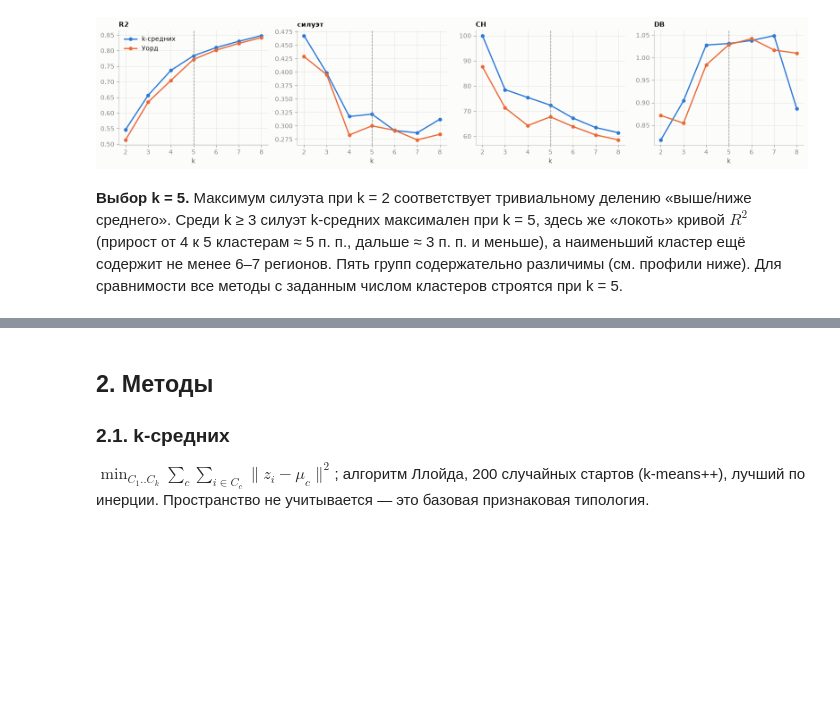
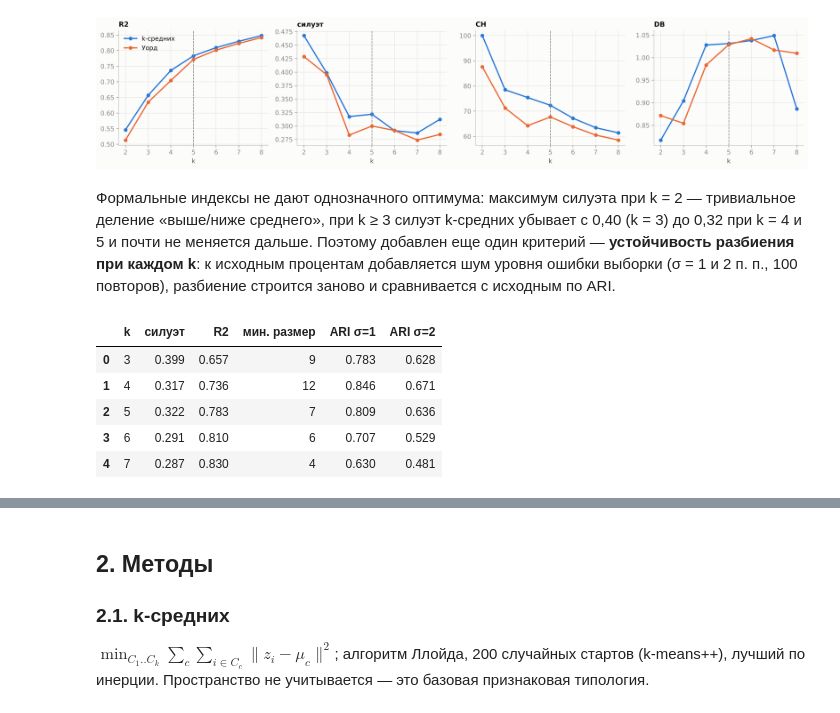
Before and after one commit to MKudryash/regions_collection, a Jupyter notebook: notebooks/03_clustering.ipynb, the cells around one changed output, grey strips where cells are left out. Drawn from its saved outputs; the diff is of its cells as text; code cells hidden in the pictures; blank space fills up the shorter version.

```diff
--- a/notebooks/03_clustering.ipynb
+++ b/notebooks/03_clustering.ipynb
@@ -85,8 +91,33 @@ plt.tight_layout(); plt.savefig(MAPS / "03_k_selection.png", dpi=150, bbox_inche
 # %% [output]
 [figure]
 # %% [markdown]
-**Выбор k = 5.** Максимум силуэта при k = 2 соответствует тривиальному делению «выше/ниже среднего».
-Среди k ≥ 3 силуэт k-средних максимален при k = 5, здесь же «локоть» кривой $R^2$ (прирост от 4 к 5
-кластерам ≈ 5 п. п., дальше ≈ 3 п. п. и меньше), а наименьший кластер ещё содержит не менее 6–7 регионов.
-Пять групп содержательно различимы (см. профили ниже). Для сравнимости все методы с заданным числом
-кластеров строятся при k = 5.
+Формальные индексы не дают однозначного оптимума: максимум силуэта при k = 2 — тривиальное деление
+«выше/ниже среднего», при k ≥ 3 силуэт k-средних убывает с 0,40 (k = 3) до 0,32 при k = 4 и 5 и почти
+не меняется дальше. Поэтому добавлен еще один критерий — **устойчивость разбиения при каждом k**:
+к исходным процентам добавляется шум уровня ошибки выборки (σ = 1 и 2 п. п., 100 повторов), разбиение
+строится заново и сравнивается с исходным по ARI.
+# %%
+def kmeans_stability(k, sigma, reps=100, seed=SEED):
+    """Средний ARI между исходным разбиением k-средних и разбиениями по зашумленным данным."""
+    base = KMeans(k, n_init=50, random_state=SEED).fit_predict(Z)
+    rng_k = np.random.default_rng(seed + k)
+    out = []
+    for r in range(reps):
+        Zp = StandardScaler().fit_transform(RAWX + rng_k.normal(0, sigma, RAWX.shape))
+        out.append(adjusted_rand_score(base, KMeans(k, n_init=20, random_state=SEED + r).fit_predict(Zp)))
+    return float(np.mean(out))
+
+kstab = pd.DataFrame([{"k": k, "силуэт": ksel.query("метод == 'k-средних' and k == @k")["силуэт"].iloc[0],
+                       "R2": ksel.query("метод == 'k-средних' and k == @k")["R2"].iloc[0],
+                       "мин. размер": ksel.query("метод == 'k-средних' and k == @k")["мин. размер"].iloc[0],
+                       "ARI σ=1": kmeans_stability(k, 1.0), "ARI σ=2": kmeans_stability(k, 2.0)}
+                      for k in range(3, 8)])
+kstab.to_csv(RESULTS / "03_k_stability.csv", index=False, encoding="utf-8")
+kstab.round(3)
+# %% [output]
+|  | k | силуэт | R2 | мин. размер | ARI σ=1 | ARI σ=2 |
+| 0 | 3 | 0.399 | 0.657 | 9 | 0.783 | 0.628 |
+| 1 | 4 | 0.317 | 0.736 | 12 | 0.846 | 0.671 |
+| 2 | 5 | 0.322 | 0.783 | 7 | 0.809 | 0.636 |
+| 3 | 6 | 0.291 | 0.810 | 6 | 0.707 | 0.529 |
+| 4 | 7 | 0.287 | 0.830 | 4 | 0.630 | 0.481 |
```
Also changed, not shown: parts of 25 cells of this notebook, 48 other files.
